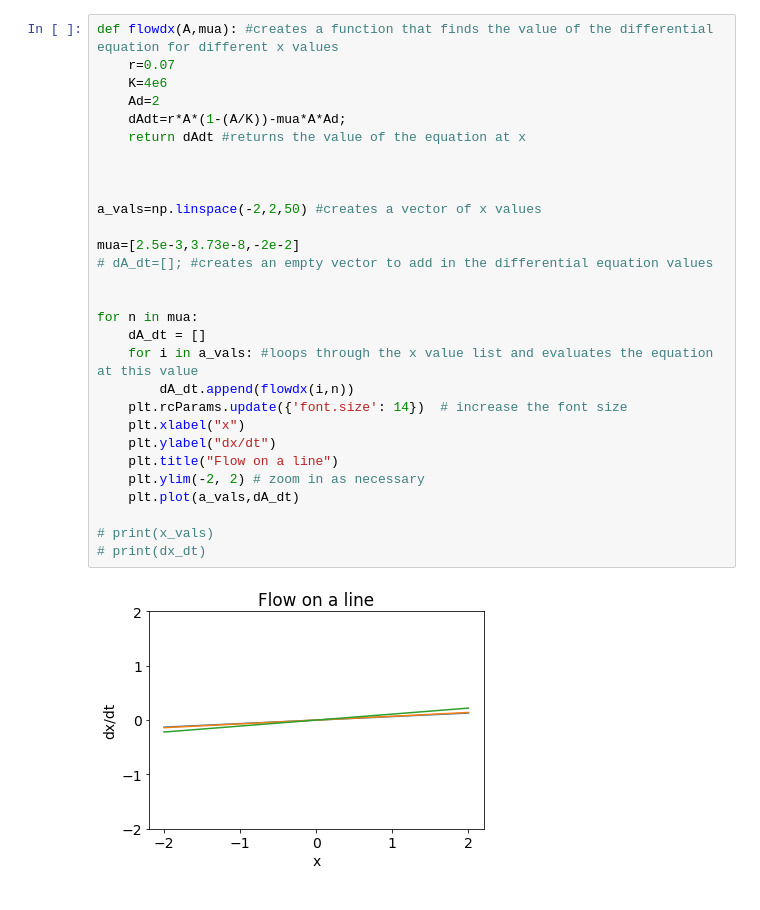
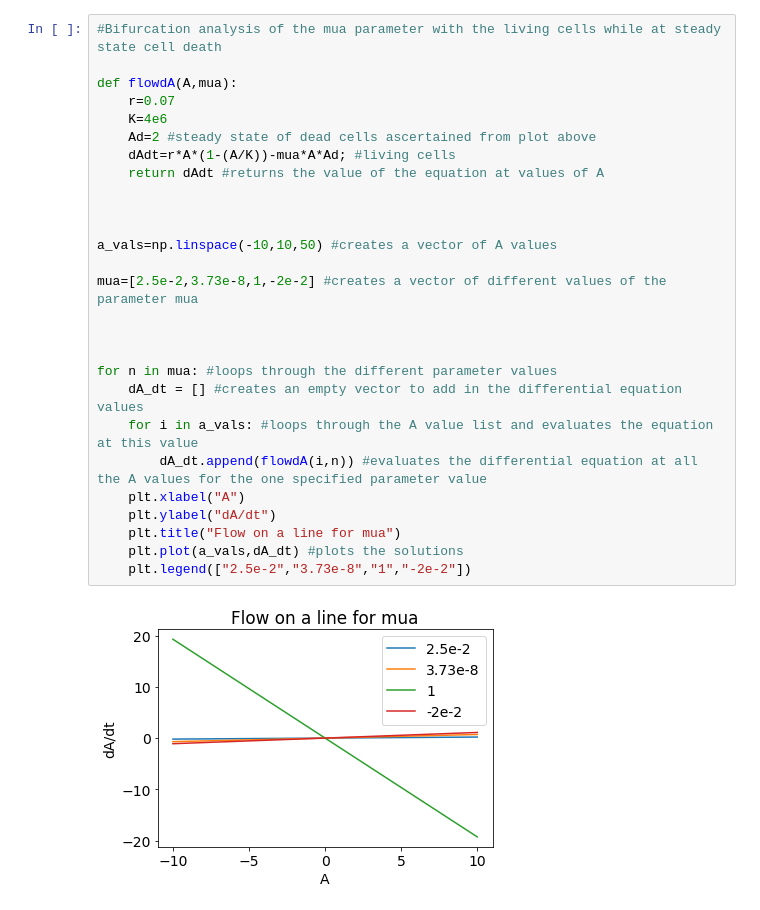
Before and after one commit to traceymoyston/CHE2410_Project2, a Jupyter notebook: project2.ipynb, the cells around one changed output. Saved outputs shown, nothing was run; the diff lists cells and outputs as text.

```diff
--- a/project2.ipynb
+++ b/project2.ipynb
@@ -68,31 +80,29 @@ Text(0.5, 1.0, 'Plot of x vs t for x0=0.8 and r=-2')
 # %%
-def flowdx(A,mua): #creates a function that finds the value of the differential equation for different x values
+#Bifurcation analysis of the mua parameter with the living cells while at steady state cell death
+
+def flowdA(A,mua):
     r=0.07
     K=4e6
-    Ad=2
-    dAdt=r*A*(1-(A/K))-mua*A*Ad;
-    return dAdt #returns the value of the equation at x
+    Ad=2 #steady state of dead cells ascertained from plot above
+    dAdt=r*A*(1-(A/K))-mua*A*Ad; #living cells
+    return dAdt #returns the value of the equation at values of A
 
 
 
-a_vals=np.linspace(-2,2,50) #creates a vector of x values
+a_vals=np.linspace(-10,10,50) #creates a vector of A values
 
-mua=[2.5e-3,3.73e-8,-2e-2]
-# dA_dt=[]; #creates an empty vector to add in the differential equation values
+mua=[2.5e-2,3.73e-8,1,-2e-2] #creates a vector of different values of the parameter mua
 
 
-for n in mua:
-    dA_dt = []
-    for i in a_vals: #loops through the x value list and evaluates the equation at this value
-        dA_dt.append(flowdx(i,n))
-    plt.rcParams.update({'font.size': 14})  # increase the font size
-    plt.xlabel("x")
-    plt.ylabel("dx/dt")
-    plt.title("Flow on a line")
-    plt.ylim(-2, 2) # zoom in as necessary
-    plt.plot(a_vals,dA_dt)
 
-# print(x_vals)
-# print(dx_dt)
+for n in mua: #loops through the different parameter values
+    dA_dt = [] #creates an empty vector to add in the differential equation values
+    for i in a_vals: #loops through the A value list and evaluates the equation at this value
+        dA_dt.append(flowdA(i,n)) #evaluates the differential equation at all the A values for the one specified parameter value
+    plt.xlabel("A")
+    plt.ylabel("dA/dt")
+    plt.title("Flow on a line for mua")
+    plt.plot(a_vals,dA_dt) #plots the solutions
+    plt.legend(["2.5e-2","3.73e-8","1","-2e-2"])
 # %% [output]
-[figure, old version]
+[figure, new version]
```
Also changed, not shown: parts of 13 cells of this notebook.
